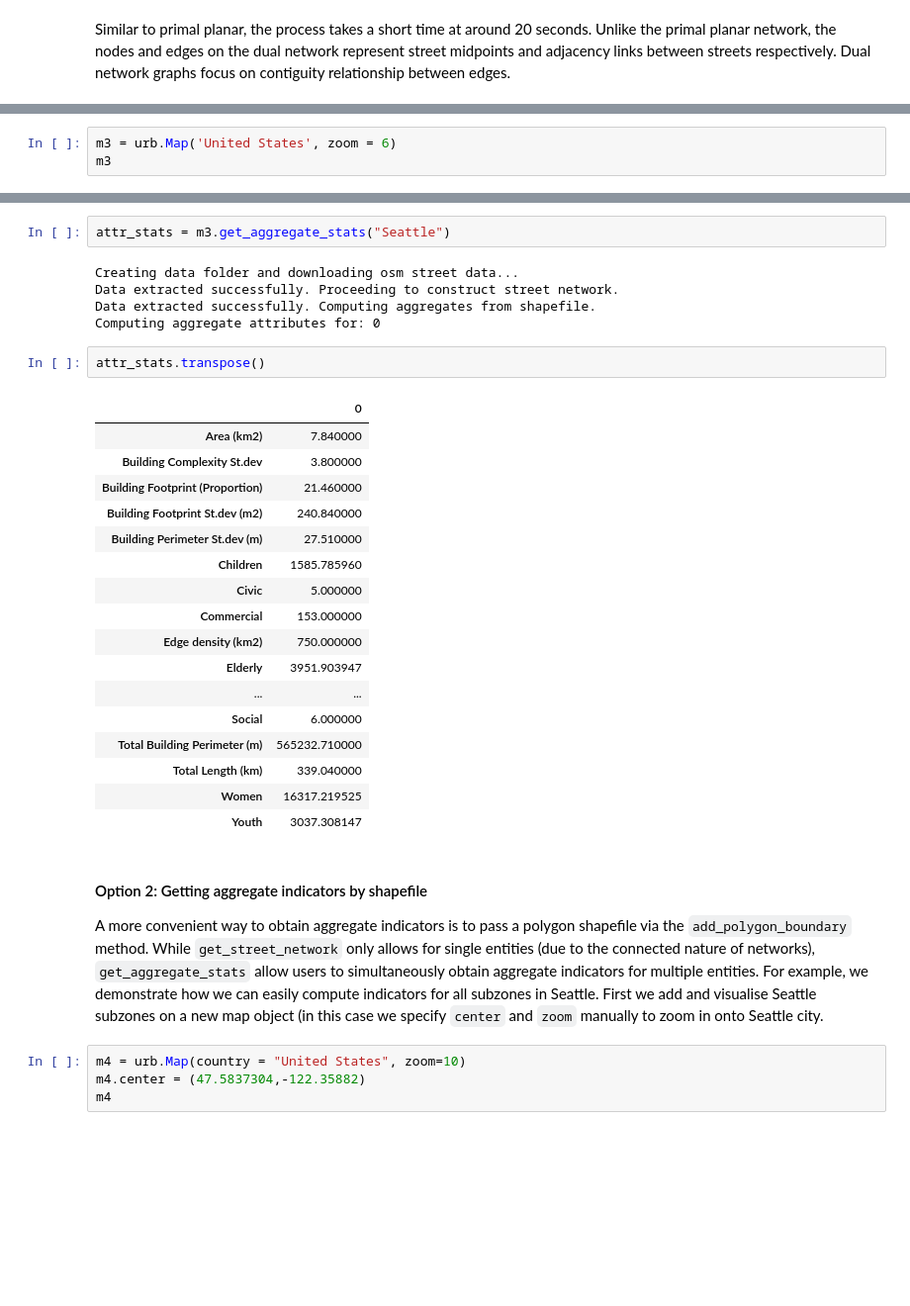
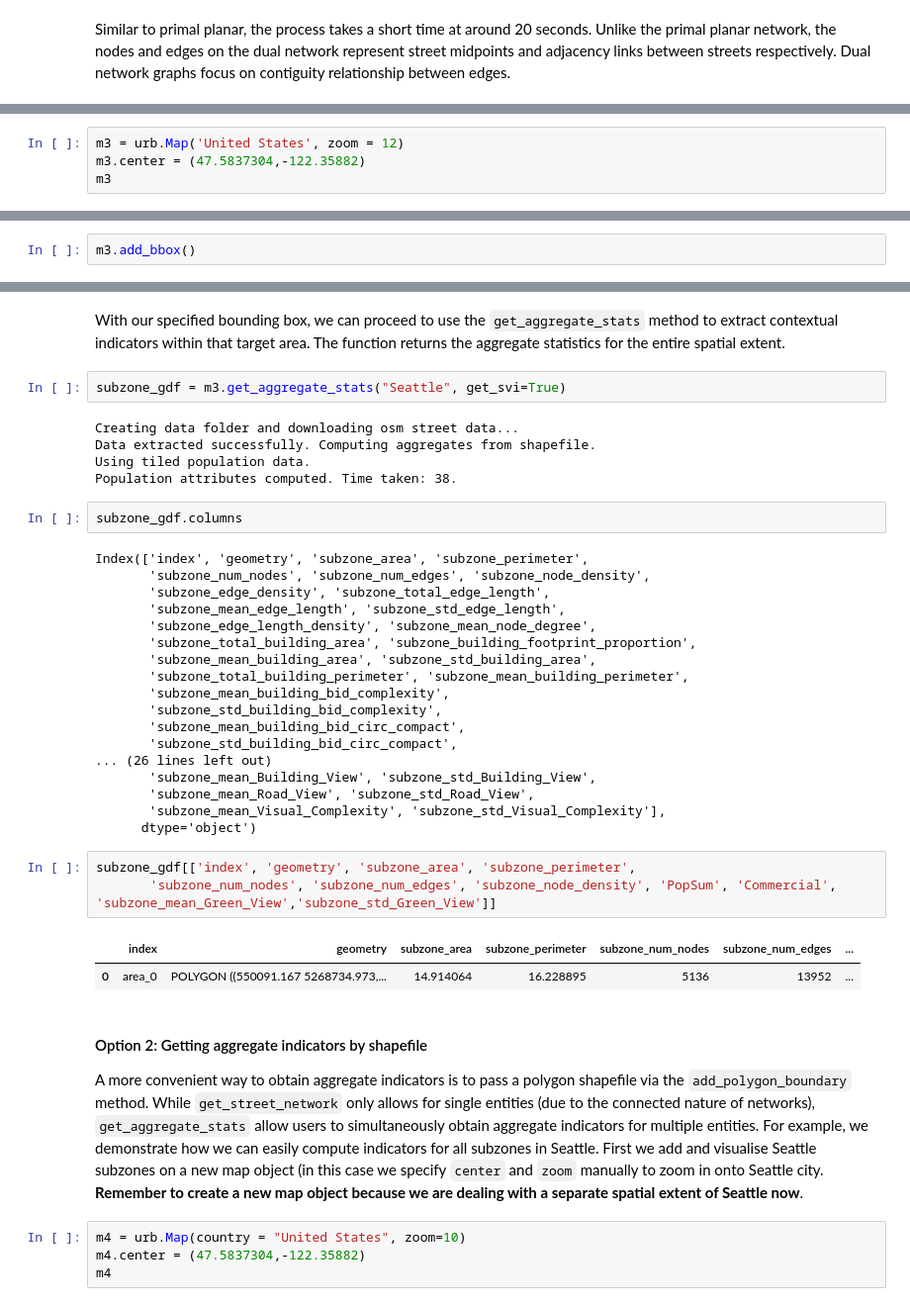
Before and after one commit to winstonyym/urbanity, a Jupyter notebook: docs/notebooks/basic_functionality.ipynb, the cells around one changed output, grey strips where cells are left out. Shown at 99% size. Drawn from its saved outputs; the diff is of its cells as text; blank space fills up the shorter version.

```diff
--- a/docs/notebooks/basic_functionality.ipynb
+++ b/docs/notebooks/basic_functionality.ipynb
@@ -187,4 +241,5 @@ One way to extract aggregate indicators is to simply draw a bounding box on the
 # %%
-m3 = urb.Map('United States', zoom = 6)
+m3 = urb.Map('United States', zoom = 12)
+m3.center = (47.5837304,-122.35882)
 m3
 # %% [output]
@@ -195,0 +247,2 @@ Assigned bbox map object.
+# %%
+m3.add_bbox()
@@ -198,35 +253,43 @@ Assigned bbox map object.
 # %% [output]
 <shapely.geometry.polygon.Polygon at 0x...>
+# %% [markdown]
+With our specified bounding box, we can proceed to use the `get_aggregate_stats` method to extract contextual indicators within that target area. The function returns the aggregate statistics for the entire spatial extent.
 # %%
-attr_stats = m3.get_aggregate_stats("Seattle")
+subzone_gdf = m3.get_aggregate_stats("Seattle", get_svi=True)
 # %% [output]
 Creating data folder and downloading osm street data...
-Data extracted successfully. Proceeding to construct street network.
 Data extracted successfully. Computing aggregates from shapefile.
-Computing aggregate attributes for: 0
+Using tiled population data.
+Population attributes computed. Time taken: 38.
+# %%
+subzone_gdf.columns
+# %% [output]
+Index(['index', 'geometry', 'subzone_area', 'subzone_perimeter',
+       'subzone_num_nodes', 'subzone_num_edges', 'subzone_node_density',
+       'subzone_edge_density', 'subzone_total_edge_length',
+       'subzone_mean_edge_length', 'subzone_std_edge_length',
+       'subzone_edge_length_density', 'subzone_mean_node_degree',
+       'subzone_total_building_area', 'subzone_building_footprint_proportion',
+       'subzone_mean_building_area', 'subzone_std_building_area',
+       'subzone_total_building_perimeter', 'subzone_mean_building_perimeter',
+       'subzone_mean_building_bid_complexity',
+       'subzone_std_building_bid_complexity',
+       'subzone_mean_building_bid_circ_compact',
+       'subzone_std_building_bid_circ_compact',
+... (26 lines left out)
+       'subzone_mean_Building_View', 'subzone_std_Building_View',
+       'subzone_mean_Road_View', 'subzone_std_Road_View',
+       'subzone_mean_Visual_Complexity', 'subzone_std_Visual_Complexity'],
+      dtype='object')
 # %%
-attr_stats.transpose()
+subzone_gdf[['index', 'geometry', 'subzone_area', 'subzone_perimeter',
+       'subzone_num_nodes', 'subzone_num_edges', 'subzone_node_density', 'PopSum', 'Commercial', 'subzone_mean_Green_View','subzone_std_Green_View']]
 # %% [output]
-|  | 0 |
-| Area (km2) | 7.840000 |
-| Building Complexity St.dev | 3.800000 |
-| Building Footprint (Proportion) | 21.460000 |
-| Building Footprint St.dev (m2) | 240.840000 |
-| Building Perimeter St.dev (m) | 27.510000 |
-| Children | 1585.785960 |
-| Civic | 5.000000 |
-| Commercial | 153.000000 |
-| Edge density (km2) | 750.000000 |
-| Elderly | 3951.903947 |
-| ... | ... |
-| Social | 6.000000 |
-| Total Building Perimeter (m) | 565232.710000 |
-| Total Length (km) | 339.040000 |
-| Women | 16317.219525 |
-| Youth | 3037.308147 |
+|  | index | geometry | subzone_area | subzone_perimeter | subzone_num_nodes | subzone_num_edges | ... |
+| 0 | area_0 | POLYGON ((550091.167 5268734.973,... | 14.914064 | 16.228895 | 5136 | 13952 | ... |
 # %% [markdown]
 #### Option 2: Getting aggregate indicators by shapefile
-A more convenient way to obtain aggregate indicators is to pass a polygon shapefile via the `add_polygon_boundary` method. While `get_street_network` only allows for single entities (due to the connected nature of networks), `get_aggregate_stats` allow users to simultaneously obtain aggregate indicators for multiple entities. For example, we demonstrate how we can easily compute indicators for all subzones in Seattle. First we add and visualise Seattle subzones on a new map object (in this case we specify `center` and `zoom` manually to zoom in onto Seattle city.
+A more convenient way to obtain aggregate indicators is to pass a polygon shapefile via the `add_polygon_boundary` method. While `get_street_network` only allows for single entities (due to the connected nature of networks), `get_aggregate_stats` allow users to simultaneously obtain aggregate indicators for multiple entities. For example, we demonstrate how we can easily compute indicators for all subzones in Seattle. First we add and visualise Seattle subzones on a new map object (in this case we specify `center` and `zoom` manually to zoom in onto Seattle city. **Remember to create a new map object because we are dealing with a separate spatial extent of Seattle now**.
 # %%
 m4 = urb.Map(country = "United States", zoom=10)
 m4.center = (47.5837304,-122.35882)
```
Also changed, not shown: parts of 38 cells of this notebook, 12 other files.
